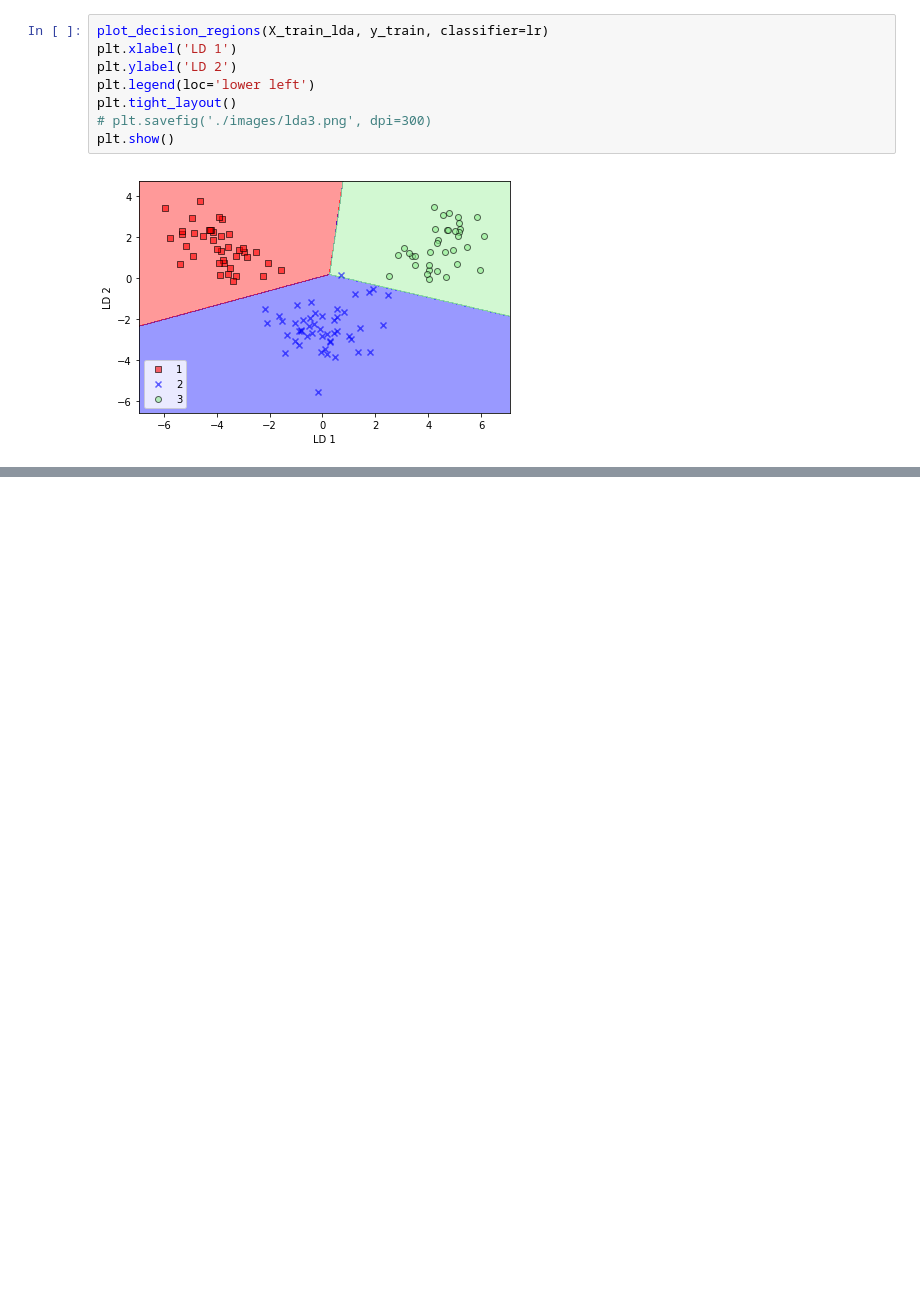
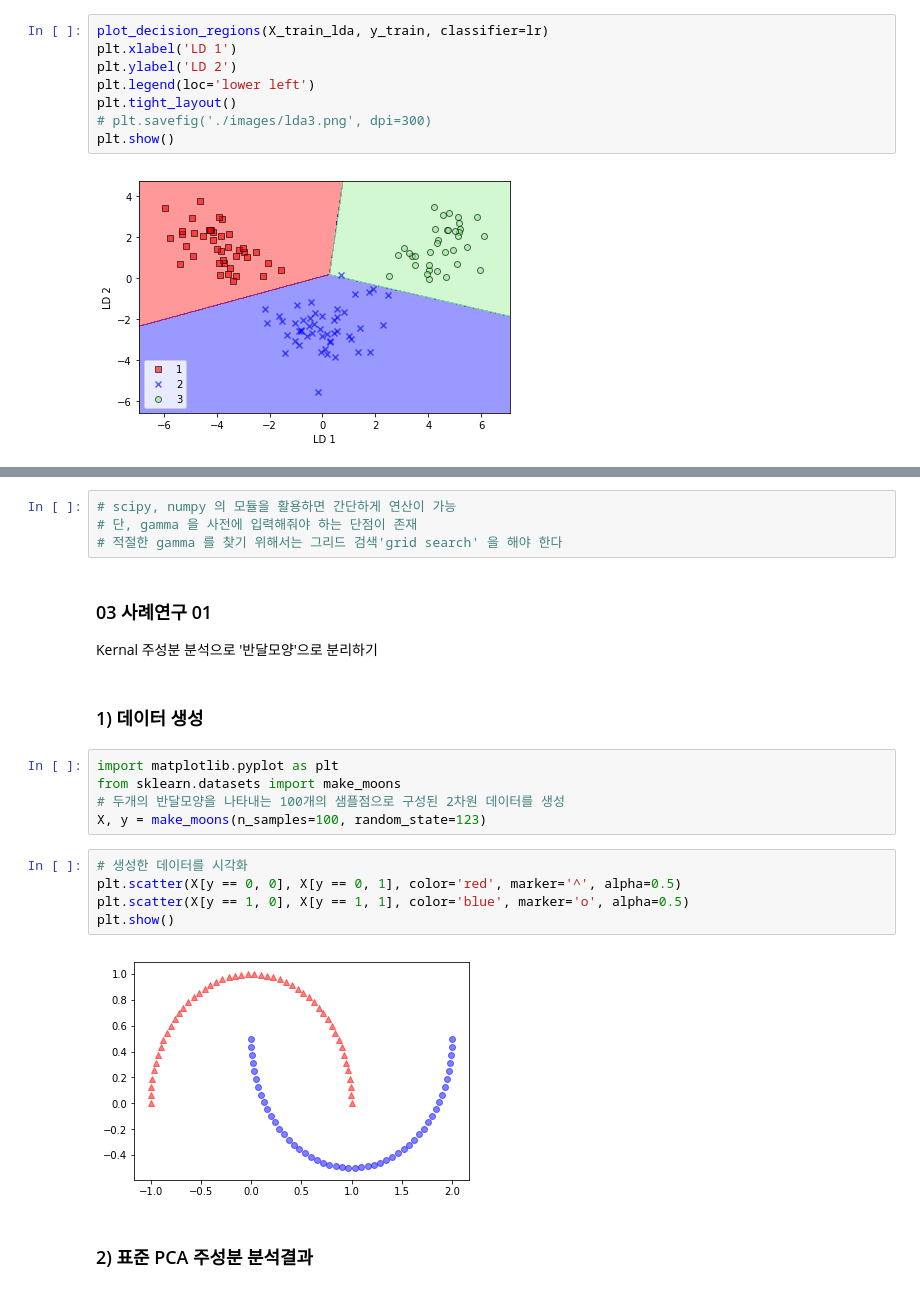
Before and after one commit to Queie/TensorFlow, a Jupyter notebook: 04.Dim Reduction.ipynb, the cells around one changed output, grey strips where cells are left out. Drawn from its saved outputs; the diff is of its cells as text; blank space fills up the shorter version.

```diff
--- a/04.Dim Reduction.ipynb
+++ b/04.Dim Reduction.ipynb
@@ -464,0 +550,23 @@ plt.show()
+# %%
+# scipy, numpy 의 모듈을 활용하면 간단하게 연산이 가능
+# 단, gamma 을 사전에 입력해줘야 하는 단점이 존재
+# 적절한 gamma 를 찾기 위해서는 그리드 검색'grid search' 을 해야 한다
+# %% [markdown]
+### 03 사례연구 01
+Kernal 주성분 분석으로 '반달모양'으로 분리하기
+# %% [markdown]
+### 1) 데이터 생성
+# %%
+import matplotlib.pyplot as plt
+from sklearn.datasets import make_moons
+# 두개의 반달모양을 나타내는 100개의 샘플점으로 구성된 2차원 데이터를 생성
+X, y = make_moons(n_samples=100, random_state=123)
+# %%
+# 생성한 데이터를 시각화
+plt.scatter(X[y == 0, 0], X[y == 0, 1], color='red', marker='^', alpha=0.5)
+plt.scatter(X[y == 1, 0], X[y == 1, 1], color='blue', marker='o', alpha=0.5)
+plt.show()
+# %% [output]
+[figure, added]
+# %% [markdown]
+### 2) 표준 PCA 주성분 분석결과
```
Also changed, not shown: parts of 46 cells of this notebook.
